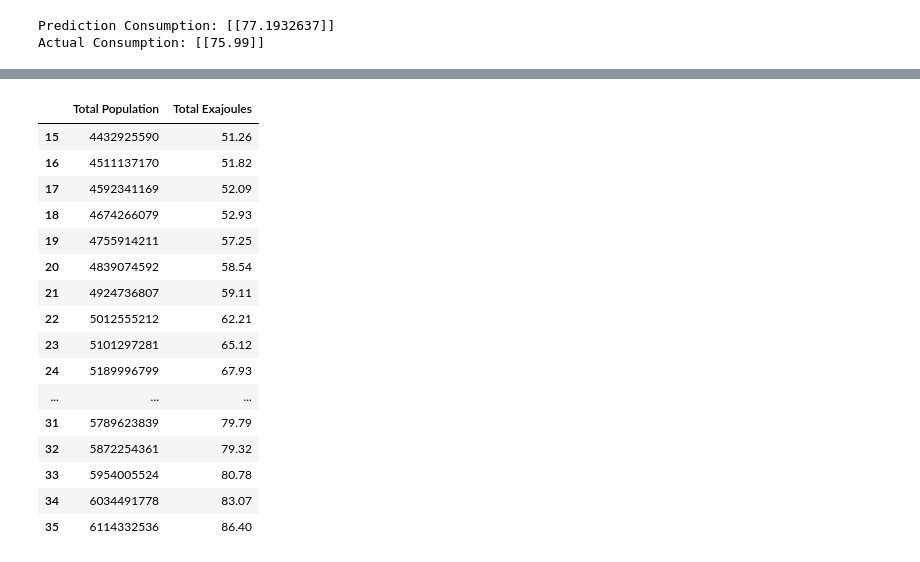
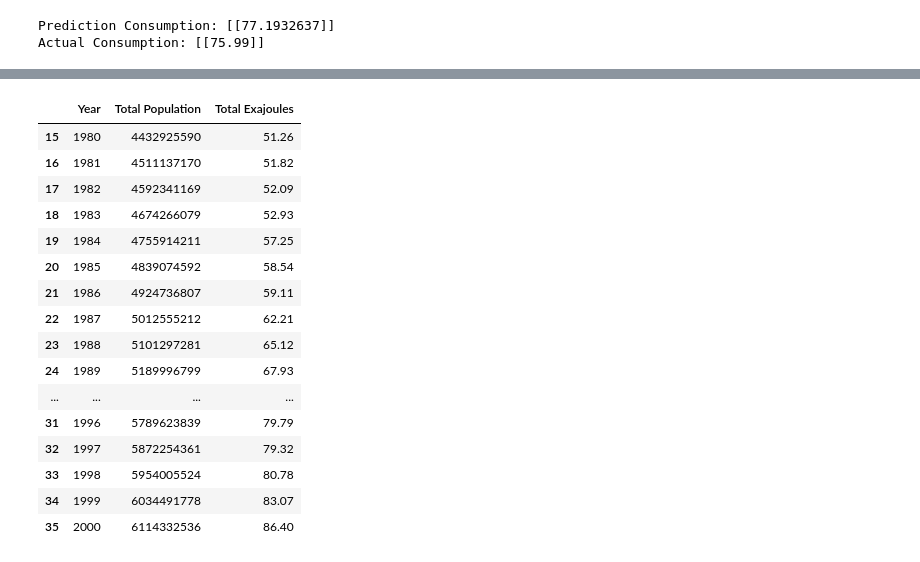
Before and after one commit to minerva-b/Final_Team_Project, a Jupyter notebook: minerva/MachineLearning_GasCsmp_1970-2019.ipynb, the cells around one changed output, grey strips where cells are left out. Cells and saved outputs as stored; diff of their text form; code cells hidden in the pictures.

Commit message:
Latest ML on both gas prod and csmp

```diff
--- a/minerva/MachineLearning_GasCsmp_1970-2019.ipynb
+++ b/minerva/MachineLearning_GasCsmp_1970-2019.ipynb
@@ -306,21 +286,21 @@ array([[ 27.11823981],
 # %%
-final_gas_csmp.loc[final_gas_csmp['Year'].between(1980, 2000), ['Total Population', 'Total Exajoules']]
+final_gas_csmp.loc[final_gas_csmp['Year'].between(1980, 2000), ['Year', 'Total Population', 'Total Exajoules']]
 # %% [output]
-|  | Total Population | Total Exajoules |
-| 15 | 4432925590 | 51.26 |
-| 16 | 4511137170 | 51.82 |
-| 17 | 4592341169 | 52.09 |
-| 18 | 4674266079 | 52.93 |
-| 19 | 4755914211 | 57.25 |
-| 20 | 4839074592 | 58.54 |
-| 21 | 4924736807 | 59.11 |
-| 22 | 5012555212 | 62.21 |
-| 23 | 5101297281 | 65.12 |
-| 24 | 5189996799 | 67.93 |
-| ... | ... | ... |
-| 31 | 5789623839 | 79.79 |
-| 32 | 5872254361 | 79.32 |
-| 33 | 5954005524 | 80.78 |
-| 34 | 6034491778 | 83.07 |
-| 35 | 6114332536 | 86.40 |
+|  | Year | Total Population | Total Exajoules |
+| 15 | 1980 | 4432925590 | 51.26 |
+| 16 | 1981 | 4511137170 | 51.82 |
+| 17 | 1982 | 4592341169 | 52.09 |
+| 18 | 1983 | 4674266079 | 52.93 |
+| 19 | 1984 | 4755914211 | 57.25 |
+| 20 | 1985 | 4839074592 | 58.54 |
+| 21 | 1986 | 4924736807 | 59.11 |
+| 22 | 1987 | 5012555212 | 62.21 |
+| 23 | 1988 | 5101297281 | 65.12 |
+| 24 | 1989 | 5189996799 | 67.93 |
+| ... | ... | ... | ... |
+| 31 | 1996 | 5789623839 | 79.79 |
+| 32 | 1997 | 5872254361 | 79.32 |
+| 33 | 1998 | 5954005524 | 80.78 |
+| 34 | 1999 | 6034491778 | 83.07 |
+| 35 | 2000 | 6114332536 | 86.40 |
 # %%
```
Also changed, not shown: parts of 4 cells of this notebook, 1 other file.
